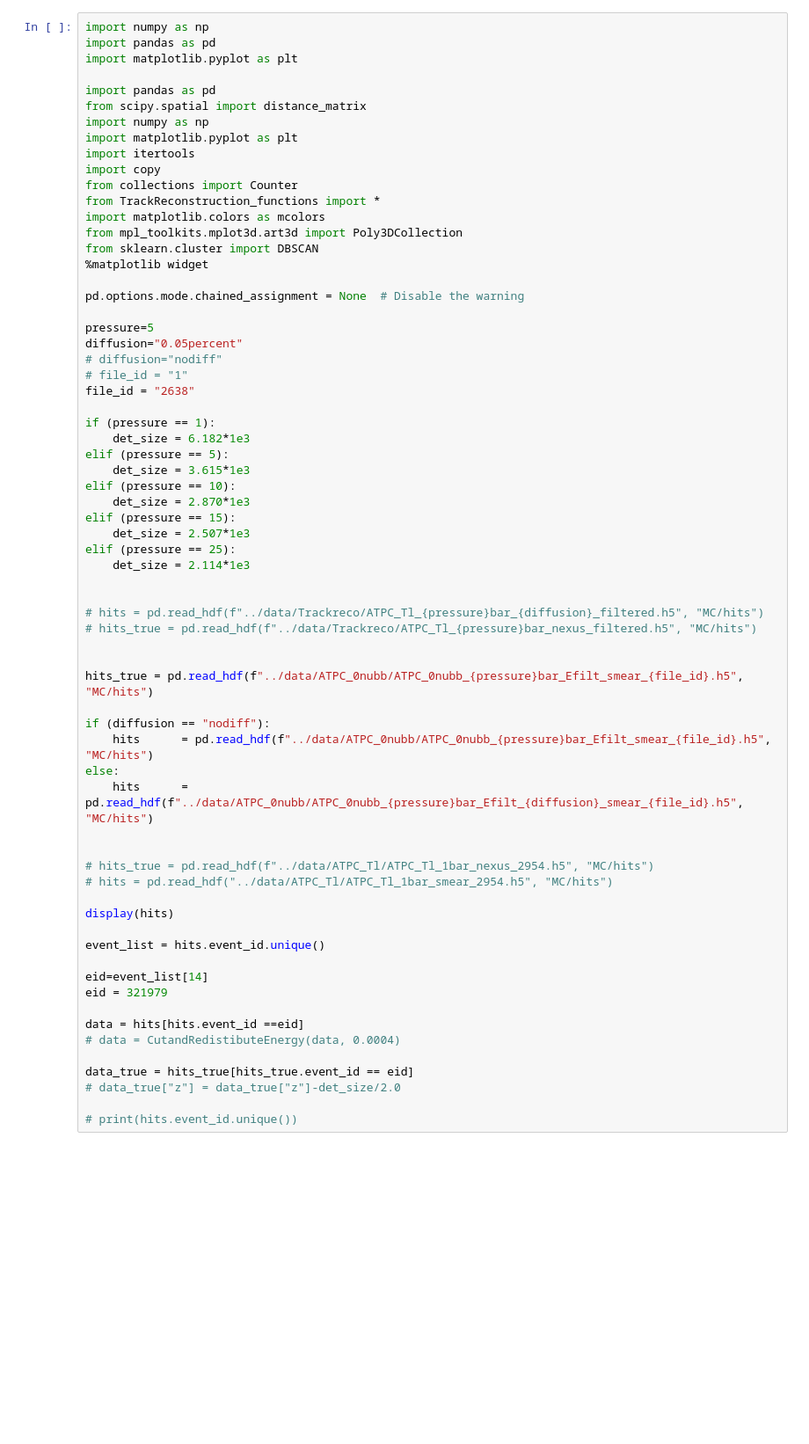
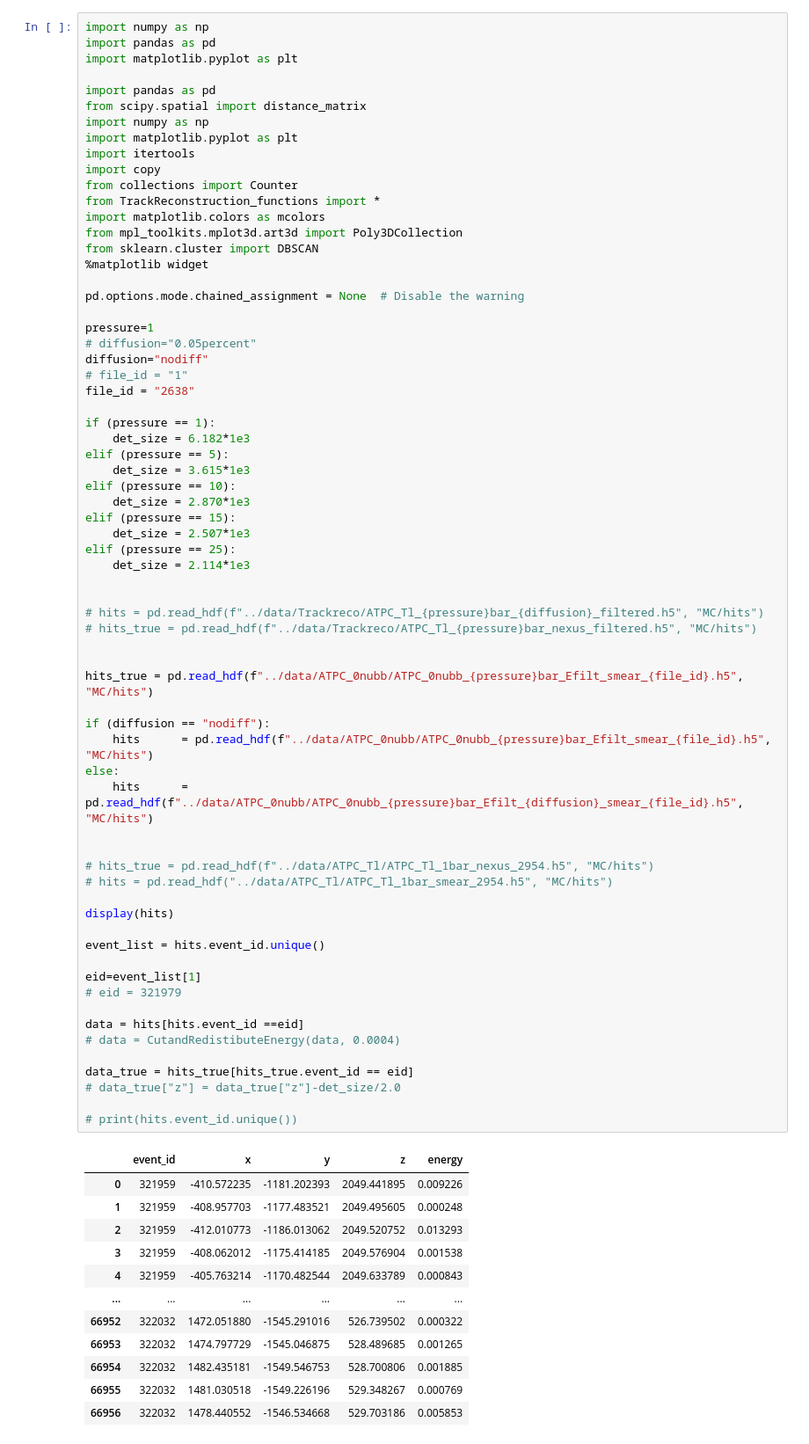
Before and after one commit to kvjmistry/ATPC, a Jupyter notebook: notebooks/Group_Hits.ipynb, the cells around one changed output. Shown at 88% size. Cells and saved outputs as stored; diff of their text form; blank space fills up the shorter version.

```diff
--- a/notebooks/Group_Hits.ipynb
+++ b/notebooks/Group_Hits.ipynb
@@ -18,9 +18,9 @@ from sklearn.cluster import DBSCAN
 
 pd.options.mode.chained_assignment = None  # Disable the warning
 
-pressure=5
-diffusion="0.05percent"
-# diffusion="nodiff"
+pressure=1
+# diffusion="0.05percent"
+diffusion="nodiff"
 # file_id = "1"
 file_id = "2638"
 
@@ -37,32 +37,44 @@ elif (pressure == 25):
 
 
 # hits = pd.read_hdf(f"../data/Trackreco/ATPC_Tl_{pressure}bar_{diffusion}_filtered.h5", "MC/hits")
 # hits_true = pd.read_hdf(f"../data/Trackreco/ATPC_Tl_{pressure}bar_nexus_filtered.h5", "MC/hits")
 
 
 hits_true = pd.read_hdf(f"../data/ATPC_0nubb/ATPC_0nubb_{pressure}bar_Efilt_smear_{file_id}.h5", "MC/hits")
 
 if (diffusion == "nodiff"):
     hits      = pd.read_hdf(f"../data/ATPC_0nubb/ATPC_0nubb_{pressure}bar_Efilt_smear_{file_id}.h5", "MC/hits")
 else:
     hits      = pd.read_hdf(f"../data/ATPC_0nubb/ATPC_0nubb_{pressure}bar_Efilt_{diffusion}_smear_{file_id}.h5", "MC/hits")
 
 
 # hits_true = pd.read_hdf(f"../data/ATPC_Tl/ATPC_Tl_1bar_nexus_2954.h5", "MC/hits")
 # hits = pd.read_hdf("../data/ATPC_Tl/ATPC_Tl_1bar_smear_2954.h5", "MC/hits")
 
 display(hits)
 
 event_list = hits.event_id.unique()
 
-eid=event_list[14]
-eid = 321979
+eid=event_list[1]
+# eid = 321979
 
 data = hits[hits.event_id ==eid]
 # data = CutandRedistibuteEnergy(data, 0.0004)
 
 data_true = hits_true[hits_true.event_id == eid]
 # data_true["z"] = data_true["z"]-det_size/2.0
 
 # print(hits.event_id.unique())
 # %% [output]
+|  | event_id | x | y | z | energy |
+| 0 | 321959 | -410.572235 | -1181.202393 | 2049.441895 | 0.009226 |
+| 1 | 321959 | -408.957703 | -1177.483521 | 2049.495605 | 0.000248 |
+| 2 | 321959 | -412.010773 | -1186.013062 | 2049.520752 | 0.013293 |
+| 3 | 321959 | -408.062012 | -1175.414185 | 2049.576904 | 0.001538 |
+| 4 | 321959 | -405.763214 | -1170.482544 | 2049.633789 | 0.000843 |
+| ... | ... | ... | ... | ... | ... |
+| 66952 | 322032 | 1472.051880 | -1545.291016 | 526.739502 | 0.000322 |
+| 66953 | 322032 | 1474.797729 | -1545.046875 | 528.489685 | 0.001265 |
+| 66954 | 322032 | 1482.435181 | -1549.546753 | 528.700806 | 0.001885 |
+| 66955 | 322032 | 1481.030518 | -1549.226196 | 529.348267 | 0.000769 |
+| 66956 | 322032 | 1478.440552 | -1546.534668 | 529.703186 | 0.005853 |
```
Also changed, not shown: parts of 5 cells of this notebook, 4 other files.
